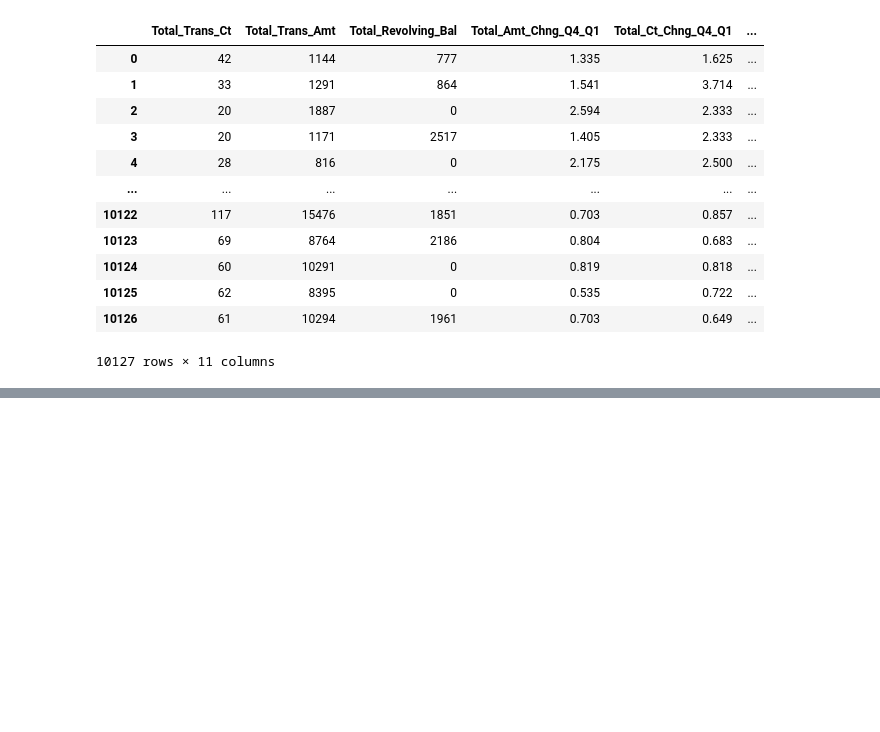
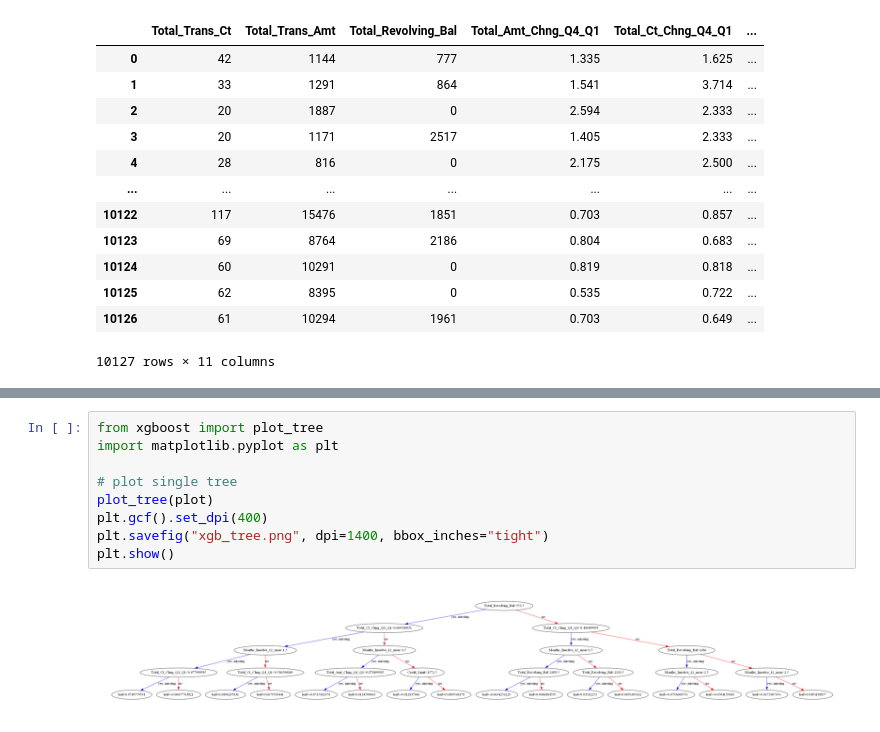
Before and after one commit to Coder-Python/churn-prediction, a Jupyter notebook: 1.ML Sebastien/ML_Classifier_Sebastien.ipynb, the cells around one changed output, grey strips where cells are left out. Cells and saved outputs as stored; diff of their text form; blank space fills up the shorter version.

```diff
--- a/1.ML Sebastien/ML_Classifier_Sebastien.ipynb
+++ b/1.ML Sebastien/ML_Classifier_Sebastien.ipynb
@@ -111,3 +108,14 @@ weighted avg       0.96      0.96      0.96      2026
+# %%
+from xgboost import plot_tree
+import matplotlib.pyplot as plt
+
+# plot single tree
+plot_tree(plot)
+plt.gcf().set_dpi(400)
+plt.savefig("xgb_tree.png", dpi=1400, bbox_inches="tight")
+plt.show()
+# %% [output]
+[figure, added]
 # %%
 # Example code to make probability prediction, for this example it's mandatory to retrain the model with two features for X (comment/uncomment on first cell
 # to switch the "X" input)
```
Also changed, not shown: parts of 4 cells of this notebook, 2 other files.
